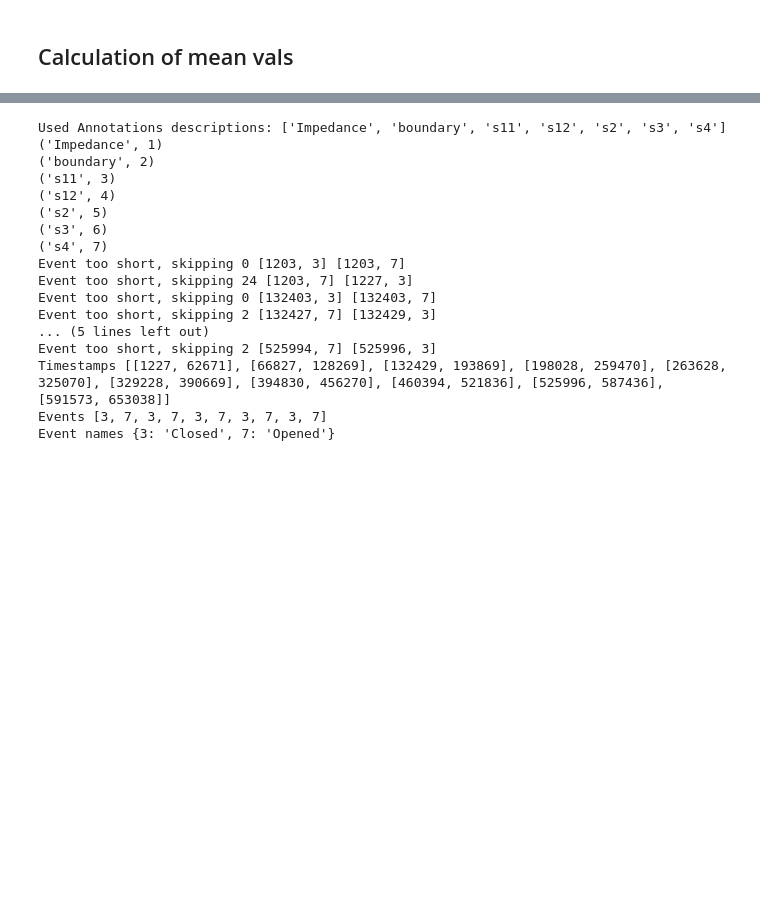
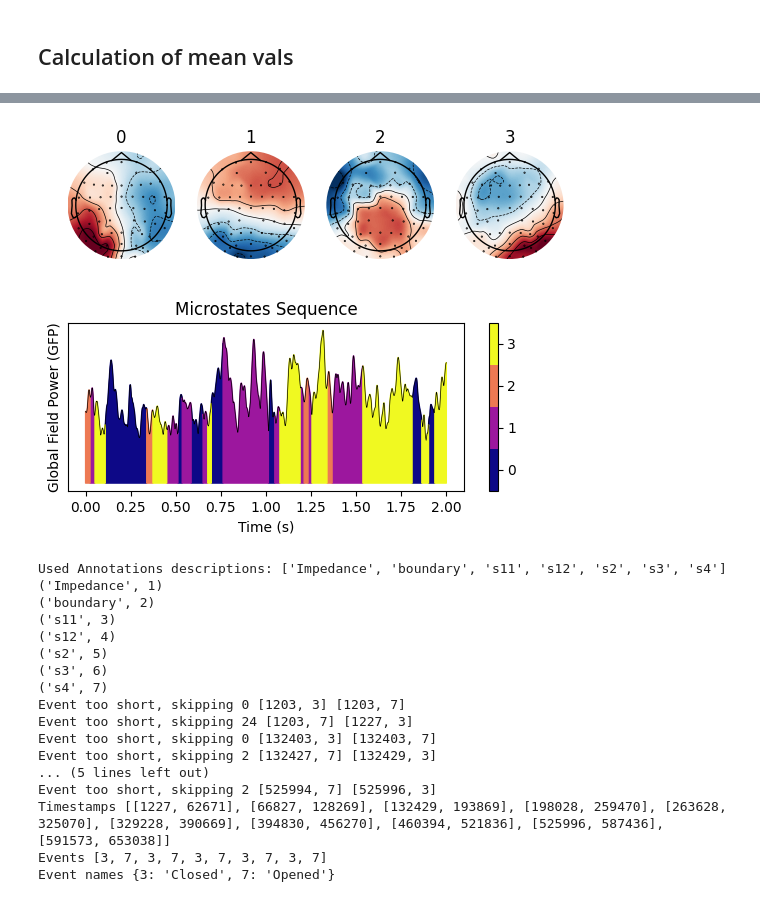
Before and after one commit to anast3t/nsu-microstate-rest-eeg, a Jupyter notebook: MicrostatesPreprocessed.ipynb, the cells around one changed output, grey strips where cells are left out. Drawn from its saved outputs; the diff is of its cells as text; code cells hidden in the pictures; blank space fills up the shorter version.

```diff
--- a/MicrostatesPreprocessed.ipynb
+++ b/MicrostatesPreprocessed.ipynb
@@ -592,3 +597,14 @@ Saving MHW object INP0036_v1.4_REST2_Op008_Op011_11.12.23_th
+# %%
+# nk.microstates_plot(mshwt.ms, epoch = (0, 2048*2))
+out2 = nk.microstates_classify(mshwt.ms["Sequence"], mshwt.ms["Microstates"])
+# %%
+ms = mshwt.ms.copy()
+ms['Sequence'] = out2[0]
+ms['Microstates'] = out2[1]
+# %%
+nk.microstates_plot(ms, epoch = (0, 2048*2))
+# %% [output]
+[figure, added]
 # %%
 # nk.microstates_plot(mshw.ms, epoch = (0, 2048*2))
 # nk.microstates_plot(mshwt.ms, epoch = (0, 2048*2))
```
Also changed, not shown: parts of 7 cells of this notebook, 2 other files.
